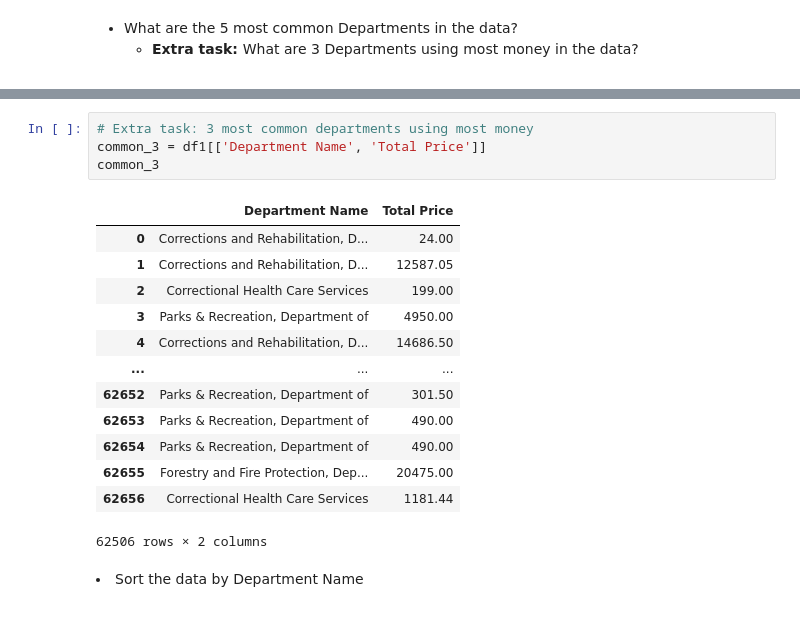
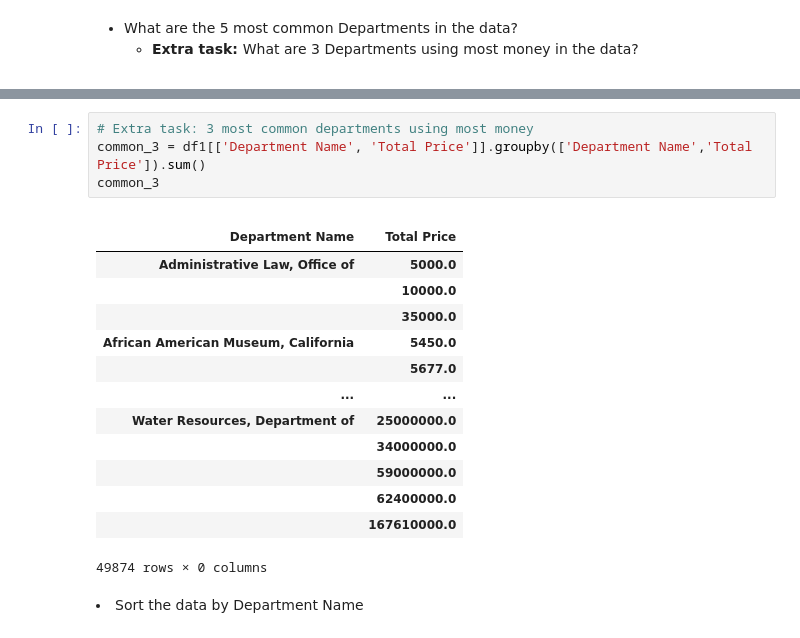
Before and after one commit to jtsillan/DataAnalytics, a Jupyter notebook: exercise_set_2/exercise_set_2.ipynb, the cells around one changed output, grey strips where cells are left out. Cells and saved outputs as stored; diff of their text form.

```diff
--- a/exercise_set_2/exercise_set_2.ipynb
+++ b/exercise_set_2/exercise_set_2.ipynb
@@ -325,22 +325,23 @@ common_5.head().to_frame()
 | State Hospitals, Department of | 4258 |
 # %%
 # Extra task: 3 most common departments using most money
-common_3 = df1[['Department Name', 'Total Price']]
+common_3 = df1[['Department Name', 'Total Price']].groupby(['Department Name','Total Price']).sum()
 common_3
 # %% [output]
-|  | Department Name | Total Price |
-| 0 | Corrections and Rehabilitation, D... | 24.00 |
-| 1 | Corrections and Rehabilitation, D... | 12587.05 |
-| 2 | Correctional Health Care Services | 199.00 |
-| 3 | Parks & Recreation, Department of | 4950.00 |
-| 4 | Corrections and Rehabilitation, D... | 14686.50 |
-| ... | ... | ... |
-| 62652 | Parks & Recreation, Department of | 301.50 |
-| 62653 | Parks & Recreation, Department of | 490.00 |
-| 62654 | Parks & Recreation, Department of | 490.00 |
-| 62655 | Forestry and Fire Protection, Dep... | 20475.00 |
-| 62656 | Correctional Health Care Services | 1181.44 |
+|  |  |
+| Department Name | Total Price |
+| Administrative Law, Office of | 5000.0 |
+|  | 10000.0 |
+|  | 35000.0 |
+| African American Museum, California | 5450.0 |
+|  | 5677.0 |
+| ... | ... |
+| Water Resources, Department of | 25000000.0 |
+|  | 34000000.0 |
+|  | 59000000.0 |
+|  | 62400000.0 |
+|  | 167610000.0 |
-62506 rows × 2 columns
+49874 rows × 0 columns
 # %% [markdown]
 <li>Sort the data by Department Name</li>
 # %%
```
Also changed, not shown: parts of 23 cells of this notebook, 1 other file.
